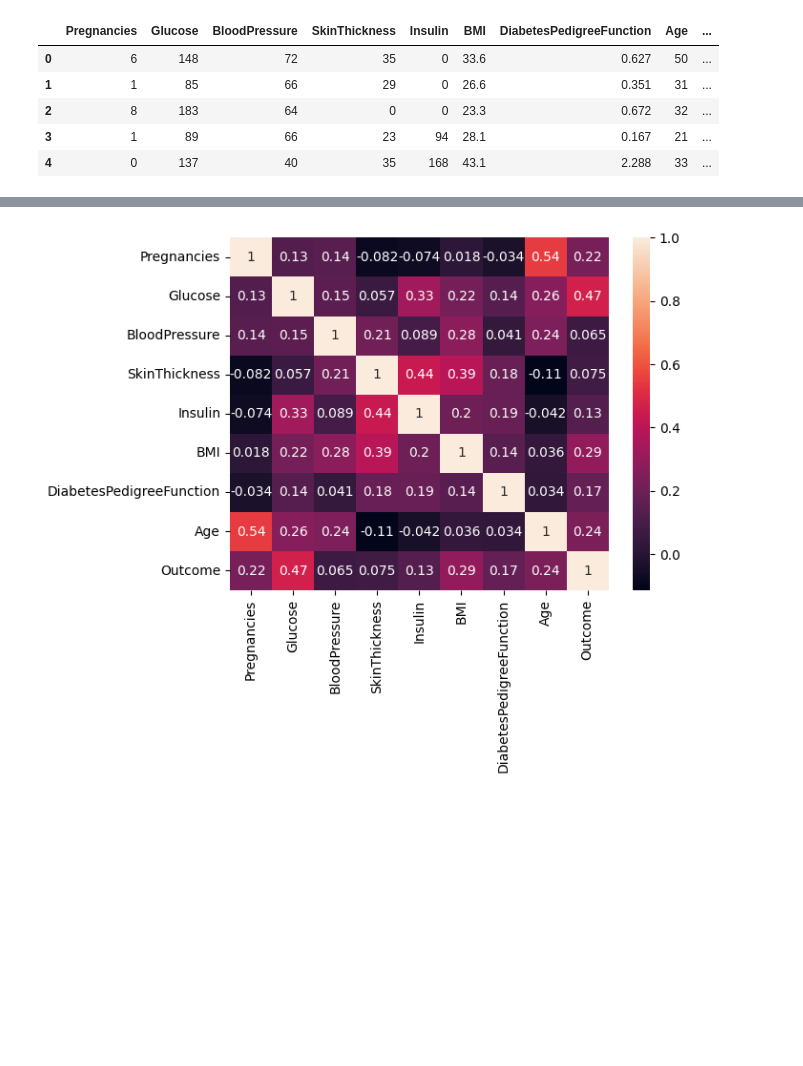
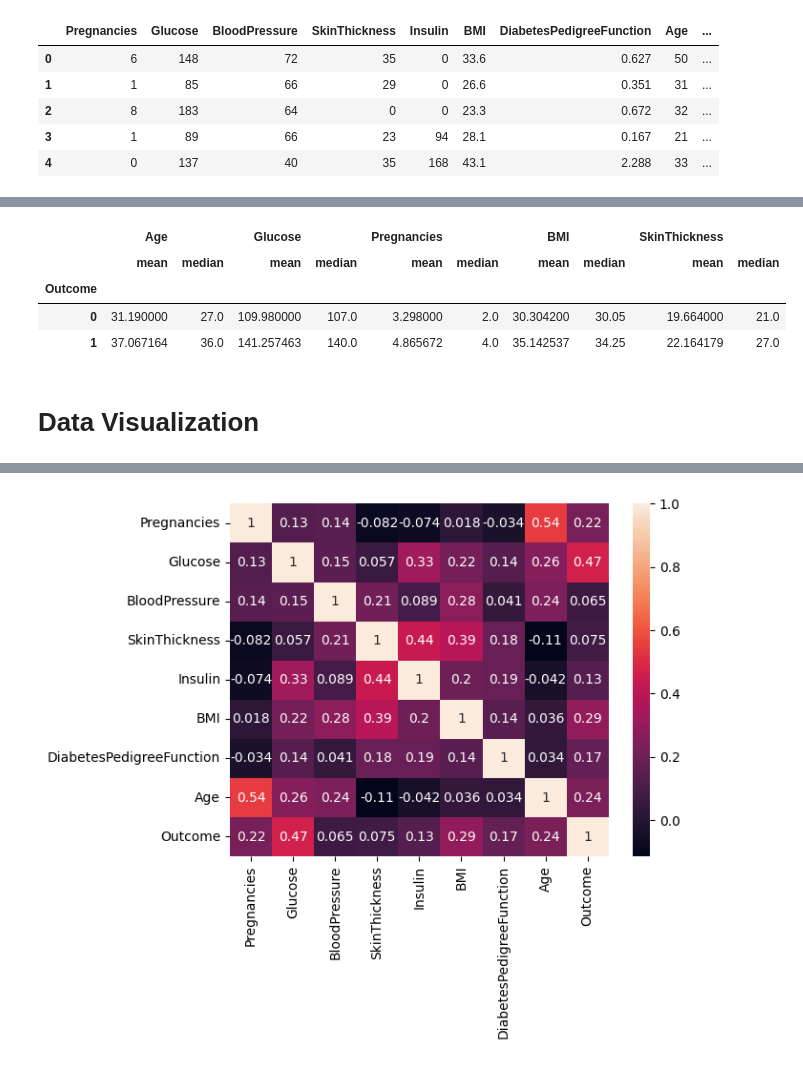
Before and after one commit to Wesley-Allen-01/PredictingDiabetesLikelihood, a Jupyter notebook: LogisticRegression.ipynb, the cells around one changed output, grey strips where cells are left out. Drawn from its saved outputs; the diff is of its cells as text; code cells hidden in the pictures; blank space fills up the shorter version.

```diff
--- a/LogisticRegression.ipynb
+++ b/LogisticRegression.ipynb
@@ -62 +43,15 @@ df[df['Outcome'] == False].describe()
+# %%
+df.groupby(['Outcome']).agg({"Age":["mean", "median"],
+                            "Glucose":["mean","median"],
+                            "Pregnancies":["mean", "median"],
+                            "BMI":["mean", "median"],
+                            "SkinThickness":["mean", "median"]})
+# %% [output]
+|  | Age |  | Glucose |  | Pregnancies |  | BMI |  | SkinThickness |  |
+|  | mean | median | mean | median | mean | median | mean | median | mean | median |
+| Outcome |  |  |  |  |  |  |  |  |  |  |
+| 0 | 31.190000 | 27.0 | 109.980000 | 107.0 | 3.298000 | 2.0 | 30.304200 | 30.05 | 19.664000 | 21.0 |
+| 1 | 37.067164 | 36.0 | 141.257463 | 140.0 | 4.865672 | 4.0 | 35.142537 | 34.25 | 22.164179 | 27.0 |
+# %% [markdown]
+# Data Visualization
 # %%
```
Also changed, not shown: parts of 12 cells of this notebook.
